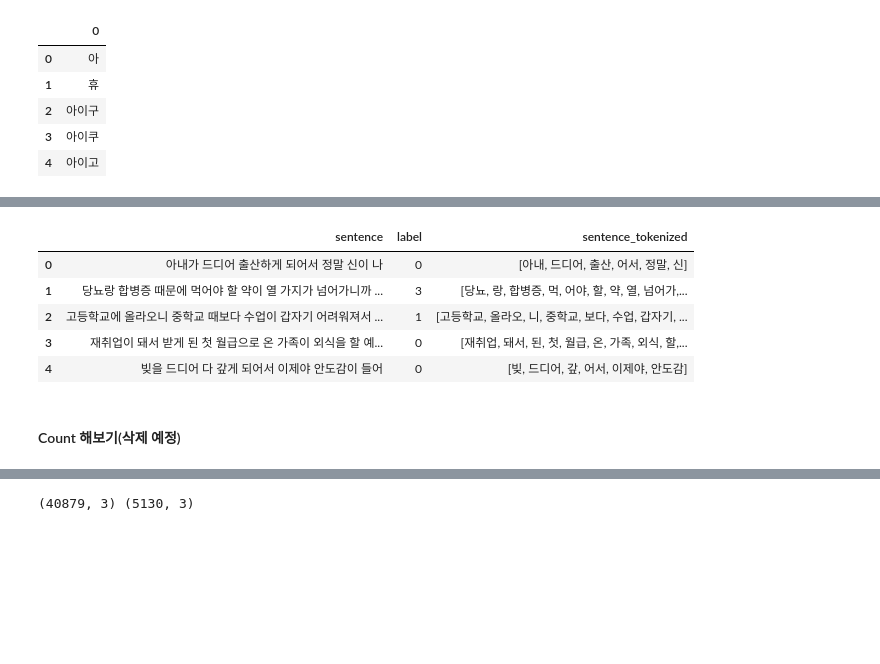
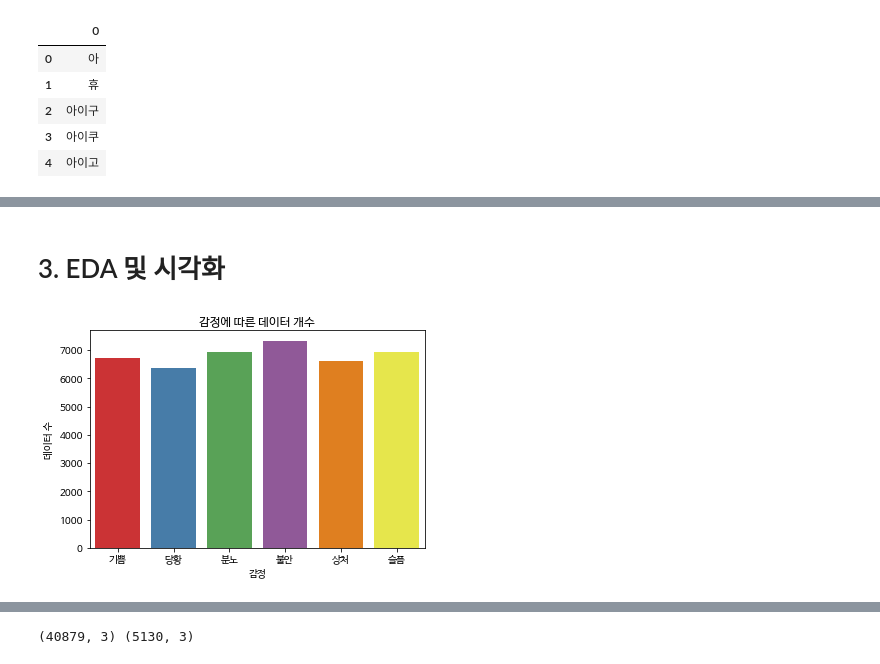
Before and after one commit to JaydenLee1116/Project4_Multi_Classification_Emotion_Prediction, a Jupyter notebook: Project_Multi-Classification-emotion.ipynb, the cells around one changed output, grey strips where cells are left out. Cells and saved outputs as stored; diff of their text form; code cells hidden in the pictures; blank space fills up the shorter version.

```diff
--- a/Project_Multi-Classification-emotion.ipynb
+++ b/Project_Multi-Classification-emotion.ipynb
@@ -333,15 +288,7 @@ Mounted at /content/drive
 # %%
 import pandas as pd
 
-df = pd.read_pickle('/content/drive/MyDrive/코드스테이츠/Section4/Project/data/data_token.pkl')
+train = pd.read_pickle('/content/drive/MyDrive/코드스테이츠/Section4/Project/data/train_token.pkl')
+val = pd.read_pickle('/content/drive/MyDrive/코드스테이츠/Section4/Project/data/val_token.pkl')
-# %%
-df.head()
-# %% [output]
-|  | sentence | label | sentence_tokenized |
-| 0 | 아내가 드디어 출산하게 되어서 정말 신이 나 | 0 | [아내, 드디어, 출산, 어서, 정말, 신] |
-| 1 | 당뇨랑 합병증 때문에 먹어야 할 약이 열 가지가 넘어가니까 ... | 3 | [당뇨, 랑, 합병증, 먹, 어야, 할, 약, 열, 넘어가,... |
-| 2 | 고등학교에 올라오니 중학교 때보다 수업이 갑자기 어려워져서 ... | 1 | [고등학교, 올라오, 니, 중학교, 보다, 수업, 갑자기, ... |
-| 3 | 재취업이 돼서 받게 된 첫 월급으로 온 가족이 외식을 할 예... | 0 | [재취업, 돼서, 된, 첫, 월급, 온, 가족, 외식, 할,... |
-| 4 | 빚을 드디어 다 갚게 되어서 이제야 안도감이 들어 | 0 | [빚, 드디어, 갚, 어서, 이제야, 안도감] |
-# %% [markdown]
-#### Count 해보기(삭제 예정)
+# %% [markdown]
+# 3. EDA 및 시각화
@@ -347,0 +304,12 @@ df.head()
+# %%
+train['tokens_ct'] = train['tokens'].apply(lambda x : len(x))
+# %%
+# 라벨값에 따른 데이터 불균형 확인
+
+sns.barplot(data=train, x=['기쁨', '당황', '분노', '불안', '상처', '슬픔'], y=train.groupby(by='label').count()['tokens_ct'], palette='Set1')
+plt.title('감정에 따른 데이터 개수')
+plt.xlabel('감정')
+plt.ylabel('데이터 수')
+plt.show();
+# %% [output]
+[figure, added]
```
Also changed, not shown: parts of 111 cells of this notebook, 6 other files.
